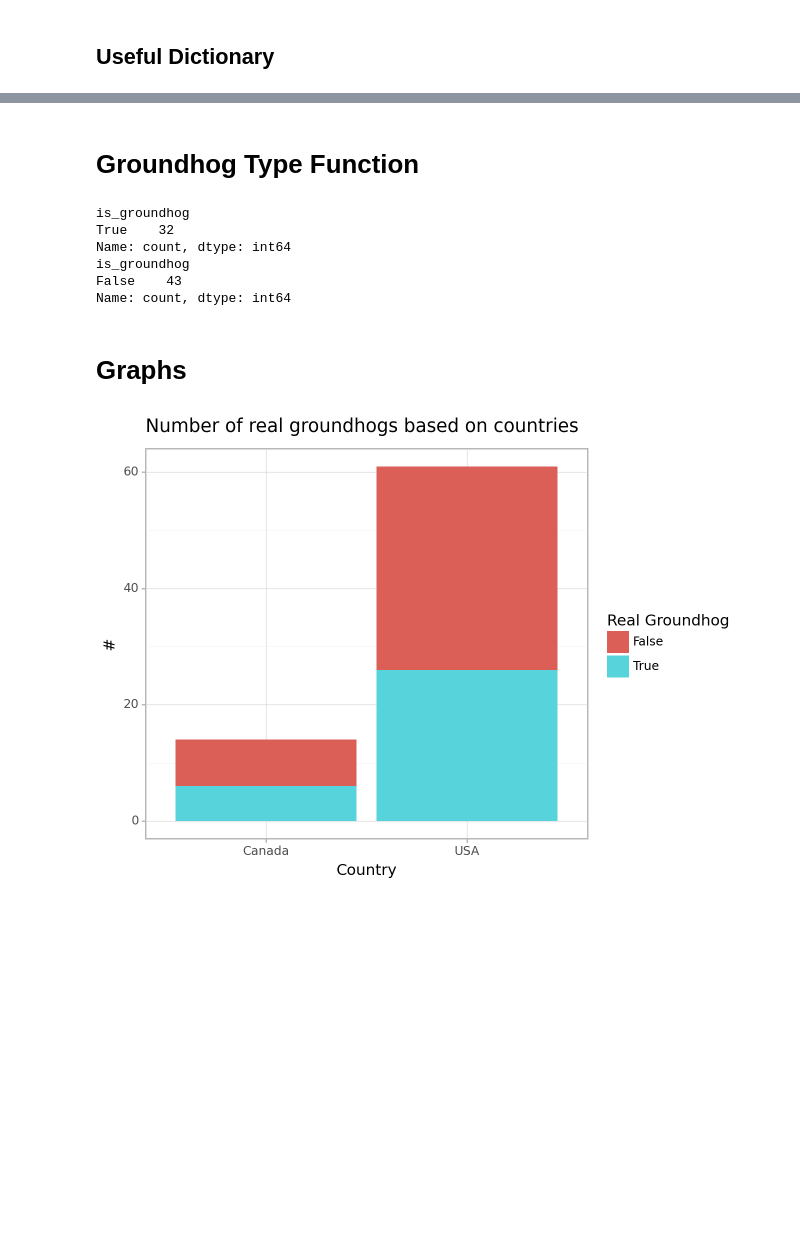
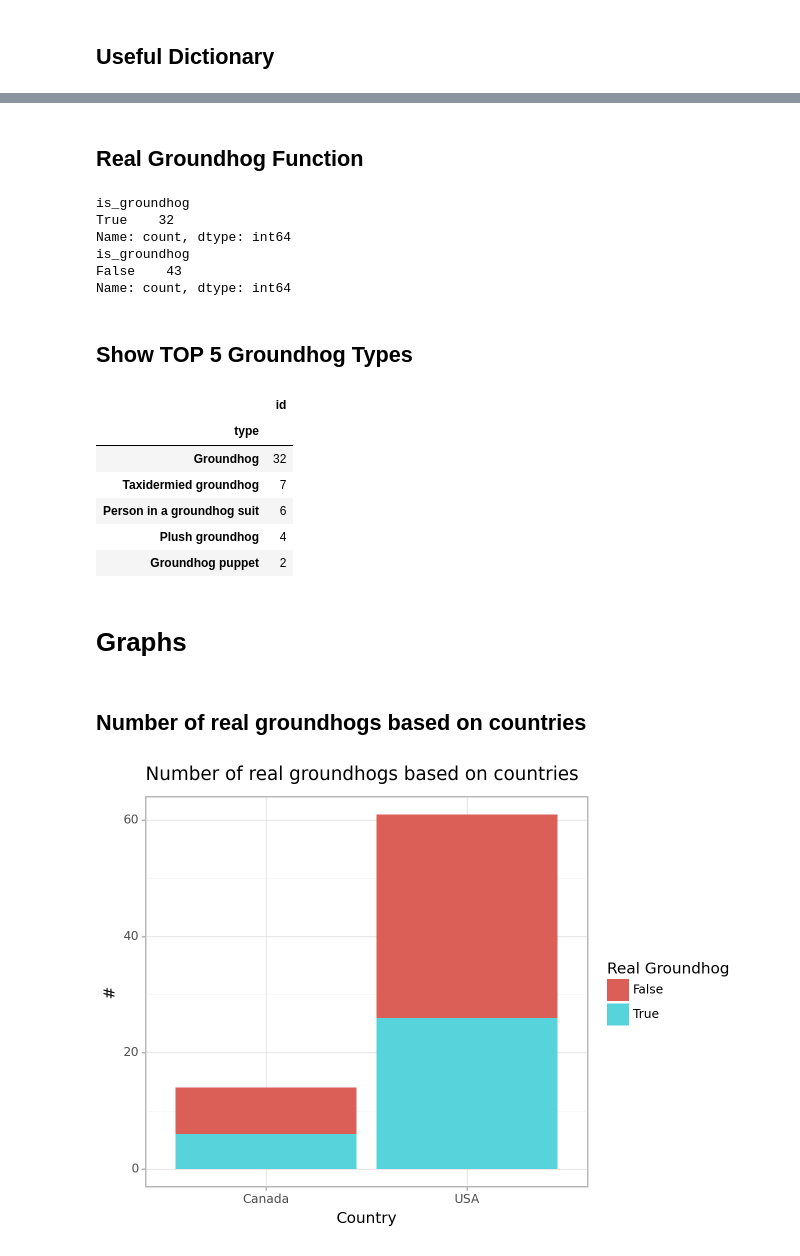
Before and after one commit to 00Dabide/Scientific_Python_Final_Assignment, a Jupyter notebook: GroundhogCode.ipynb, the cells around one changed output, grey strips where cells are left out. Saved outputs shown, nothing was run; the diff lists cells and outputs as text; code cells hidden in the pictures; blank space fills up the shorter version.

Commit message:
Create TOP groundhog type df

```diff
--- a/GroundhogCode.ipynb
+++ b/GroundhogCode.ipynb
@@ -48,5 +73,5 @@ Groundhog_Dict = {d["id"]:{"name":d["name"],
 # %% [markdown]
-# Groundhog Type Function
+## Real Groundhog Function
 # %%
 def GH_Type(real = True): # Let the base be real groundhogs
         # use .loc[] to return real(True) or fake(False) rows
@@ -62,8 +87,26 @@ Name: count, dtype: int64
 is_groundhog
 False    43
 Name: count, dtype: int64
+# %% [markdown]
+## Show TOP 5 Groundhog Types
+# %%
+# groupby by the type, then show how many of them are with .aggregate("count")
+# also sort based on the count column (id)
+GHType = pd.concat([groundhogs.groupby(by = "type")["id"].aggregate("count")], axis = 1).sort_values("id", ascending = False)[:5]
+# %%
+GHType
+# %% [output]
+|  | id |
+| type |  |
+| Groundhog | 32 |
+| Taxidermied groundhog | 7 |
+| Person in a groundhog suit | 6 |
+| Plush groundhog | 4 |
+| Groundhog puppet | 2 |
 # %% [markdown]
 # Graphs
+# %% [markdown]
+## Number of real groundhogs based on countries
 # %%
 (
 ggplot(groundhogs, aes(x = "country", fill = "is_groundhog")) +
```
Also changed, not shown: parts of 5 cells of this notebook.
